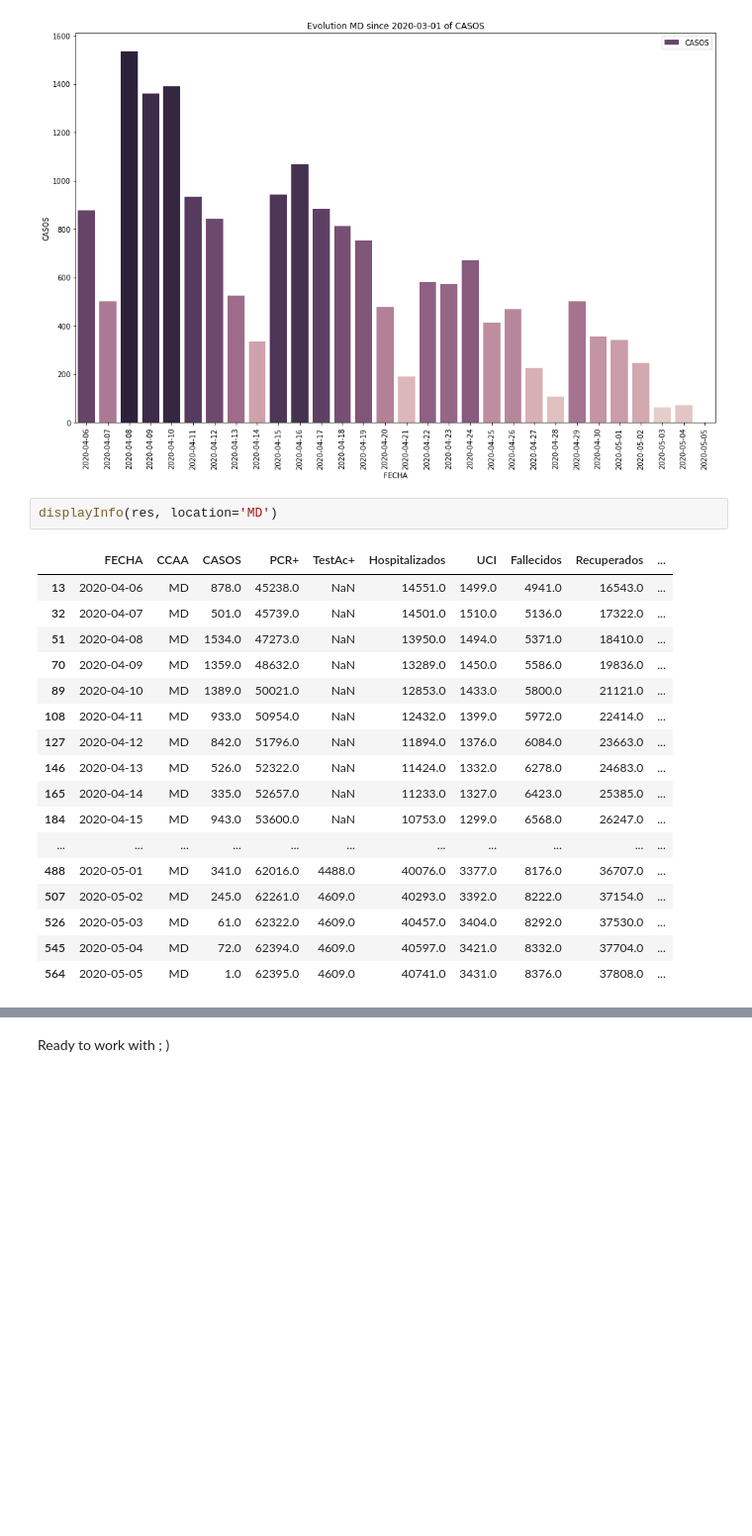
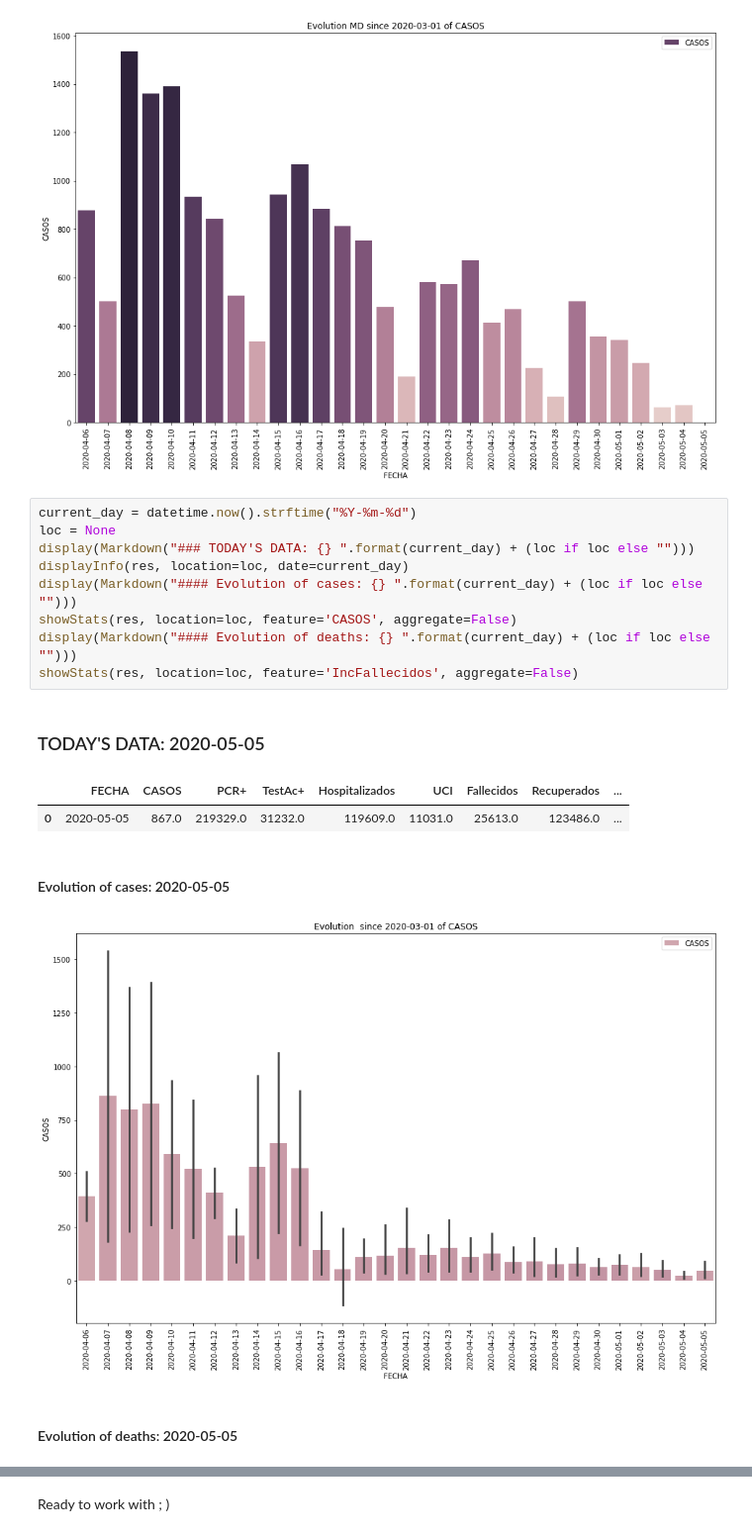
Before and after one commit to RaulRC/Covid-19, a Jupyter notebook: Covid19 - Official Spanish Data Curation ISCIII and other public datasets.ipynb, the cells around one changed output, grey strips where cells are left out. Shown at 99% size. Drawn from its saved outputs; the diff is of its cells as text; blank space fills up the shorter version.

```diff
--- a/Covid19 - Official Spanish Data Curation ISCIII and other public datasets.ipynb
+++ b/Covid19 - Official Spanish Data Curation ISCIII and other public datasets.ipynb
@@ -297,23 +299,19 @@ showStats(res, location='MD', feature='CASOS', aggregate=False)
 # %% [output]
 Warning: aggregation not available
 [figure]
-# %%
-displayInfo(res, location='MD')
-# %% [output]
-|  | FECHA | CCAA | CASOS | PCR+ | TestAc+ | Hospitalizados | UCI | Fallecidos | Recuperados | ... |
-| 13 | 2020-04-06 | MD | 878.0 | 45238.0 | NaN | 14551.0 | 1499.0 | 4941.0 | 16543.0 | ... |
-| 32 | 2020-04-07 | MD | 501.0 | 45739.0 | NaN | 14501.0 | 1510.0 | 5136.0 | 17322.0 | ... |
-| 51 | 2020-04-08 | MD | 1534.0 | 47273.0 | NaN | 13950.0 | 1494.0 | 5371.0 | 18410.0 | ... |
-| 70 | 2020-04-09 | MD | 1359.0 | 48632.0 | NaN | 13289.0 | 1450.0 | 5586.0 | 19836.0 | ... |
-| 89 | 2020-04-10 | MD | 1389.0 | 50021.0 | NaN | 12853.0 | 1433.0 | 5800.0 | 21121.0 | ... |
-| 108 | 2020-04-11 | MD | 933.0 | 50954.0 | NaN | 12432.0 | 1399.0 | 5972.0 | 22414.0 | ... |
-| 127 | 2020-04-12 | MD | 842.0 | 51796.0 | NaN | 11894.0 | 1376.0 | 6084.0 | 23663.0 | ... |
-| 146 | 2020-04-13 | MD | 526.0 | 52322.0 | NaN | 11424.0 | 1332.0 | 6278.0 | 24683.0 | ... |
-| 165 | 2020-04-14 | MD | 335.0 | 52657.0 | NaN | 11233.0 | 1327.0 | 6423.0 | 25385.0 | ... |
-| 184 | 2020-04-15 | MD | 943.0 | 53600.0 | NaN | 10753.0 | 1299.0 | 6568.0 | 26247.0 | ... |
-| ... | ... | ... | ... | ... | ... | ... | ... | ... | ... | ... |
-| 488 | 2020-05-01 | MD | 341.0 | 62016.0 | 4488.0 | 40076.0 | 3377.0 | 8176.0 | 36707.0 | ... |
-| 507 | 2020-05-02 | MD | 245.0 | 62261.0 | 4609.0 | 40293.0 | 3392.0 | 8222.0 | 37154.0 | ... |
-| 526 | 2020-05-03 | MD | 61.0 | 62322.0 | 4609.0 | 40457.0 | 3404.0 | 8292.0 | 37530.0 | ... |
-| 545 | 2020-05-04 | MD | 72.0 | 62394.0 | 4609.0 | 40597.0 | 3421.0 | 8332.0 | 37704.0 | ... |
-| 564 | 2020-05-05 | MD | 1.0 | 62395.0 | 4609.0 | 40741.0 | 3431.0 | 8376.0 | 37808.0 | ... |
+# %%
+current_day = datetime.now().strftime("%Y-%m-%d")
+loc = None
+display(Markdown("### TODAY'S DATA: {} ".format(current_day) + (loc if loc else "")))
+displayInfo(res, location=loc, date=current_day)
+display(Markdown("#### Evolution of cases: {} ".format(current_day) + (loc if loc else "")))
+showStats(res, location=loc, feature='CASOS', aggregate=False)
+display(Markdown("#### Evolution of deaths: {} ".format(current_day) + (loc if loc else "")))
+showStats(res, location=loc, feature='IncFallecidos', aggregate=False)
+# %% [output]
+### TODAY'S DATA: 2020-05-05
+|  | FECHA | CASOS | PCR+ | TestAc+ | Hospitalizados | UCI | Fallecidos | Recuperados | ... |
+| 0 | 2020-05-05 | 867.0 | 219329.0 | 31232.0 | 119609.0 | 11031.0 | 25613.0 | 123486.0 | ... |
+#### Evolution of cases: 2020-05-05
+[figure, added]
+#### Evolution of deaths: 2020-05-05
```
Also changed, not shown: parts of 13 cells of this notebook.
